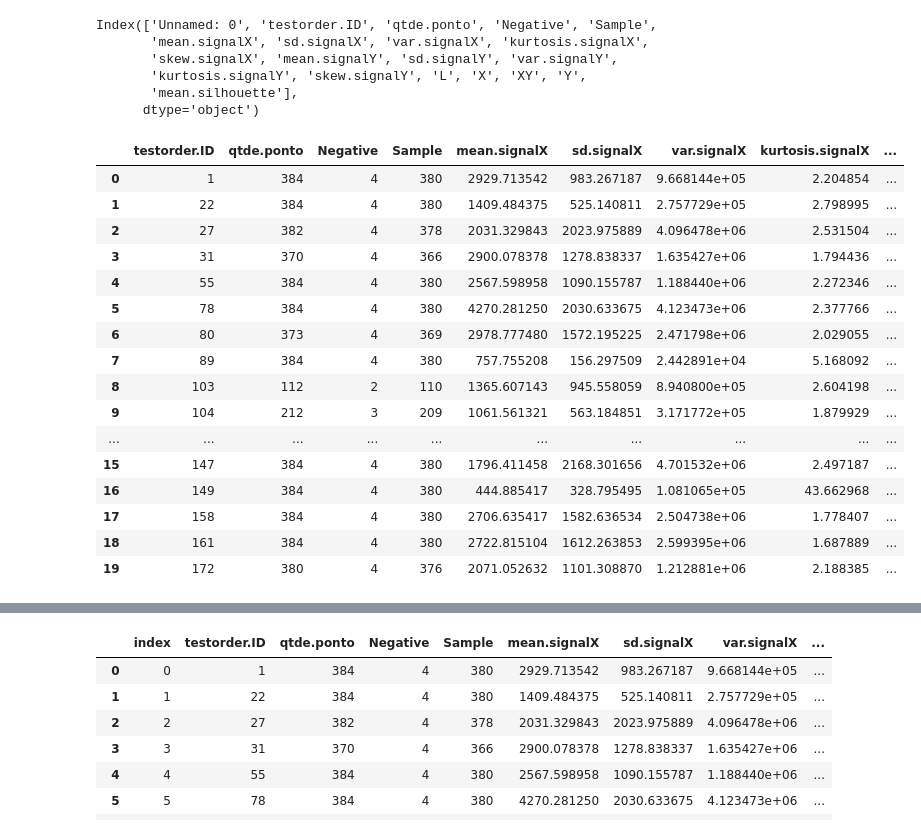
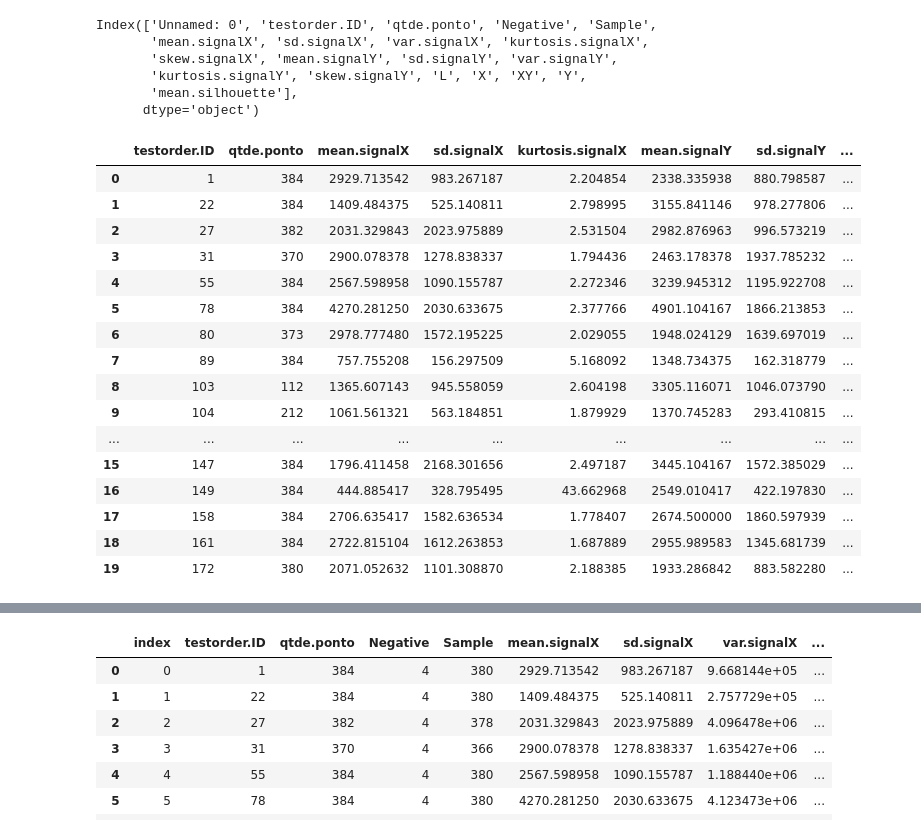
Before and after one commit to polivio/PEE, a Jupyter notebook: KNN_KDD_BR.ipynb, the cells around one changed output, grey strips where cells are left out. Saved outputs shown, nothing was run; the diff lists cells and outputs as text; code cells hidden in the pictures.

```diff
--- a/KNN_KDD_BR.ipynb
+++ b/KNN_KDD_BR.ipynb
@@ -59,30 +72,30 @@ Index(['Unnamed: 0', 'testorder.ID', 'qtde.ponto', 'Negative', 'Sample',
        'mean.silhouette'],
       dtype='object')
 # %%
-test = test.loc[:,['testorder.ID', 'qtde.ponto', 'Negative', 'Sample',
-       'mean.signalX', 'sd.signalX', 'var.signalX', 'kurtosis.signalX',
-       'skew.signalX', 'mean.signalY', 'sd.signalY', 'var.signalY',
-       'kurtosis.signalY', 'skew.signalY', 'L', 'X', 'XY', 'Y',
+test = test.loc[:,['testorder.ID', 'qtde.ponto',
+       'mean.signalX', 'sd.signalX', 'kurtosis.signalX',
+      'mean.signalY', 'sd.signalY',
+       'kurtosis.signalY', 'L', 'X', 'XY', 'Y',
        'mean.silhouette']]
 test.head(20)
 # %% [output]
-|  | testorder.ID | qtde.ponto | Negative | Sample | mean.signalX | sd.signalX | var.signalX | kurtosis.signalX | ... |
-| 0 | 1 | 384 | 4 | 380 | 2929.713542 | 983.267187 | 9.668144e+05 | 2.204854 | ... |
-| 1 | 22 | 384 | 4 | 380 | 1409.484375 | 525.140811 | 2.757729e+05 | 2.798995 | ... |
-| 2 | 27 | 382 | 4 | 378 | 2031.329843 | 2023.975889 | 4.096478e+06 | 2.531504 | ... |
-| 3 | 31 | 370 | 4 | 366 | 2900.078378 | 1278.838337 | 1.635427e+06 | 1.794436 | ... |
-| 4 | 55 | 384 | 4 | 380 | 2567.598958 | 1090.155787 | 1.188440e+06 | 2.272346 | ... |
-| 5 | 78 | 384 | 4 | 380 | 4270.281250 | 2030.633675 | 4.123473e+06 | 2.377766 | ... |
-| 6 | 80 | 373 | 4 | 369 | 2978.777480 | 1572.195225 | 2.471798e+06 | 2.029055 | ... |
-| 7 | 89 | 384 | 4 | 380 | 757.755208 | 156.297509 | 2.442891e+04 | 5.168092 | ... |
-| 8 | 103 | 112 | 2 | 110 | 1365.607143 | 945.558059 | 8.940800e+05 | 2.604198 | ... |
-| 9 | 104 | 212 | 3 | 209 | 1061.561321 | 563.184851 | 3.171772e+05 | 1.879929 | ... |
-| ... | ... | ... | ... | ... | ... | ... | ... | ... | ... |
-| 15 | 147 | 384 | 4 | 380 | 1796.411458 | 2168.301656 | 4.701532e+06 | 2.497187 | ... |
-| 16 | 149 | 384 | 4 | 380 | 444.885417 | 328.795495 | 1.081065e+05 | 43.662968 | ... |
-| 17 | 158 | 384 | 4 | 380 | 2706.635417 | 1582.636534 | 2.504738e+06 | 1.778407 | ... |
-| 18 | 161 | 384 | 4 | 380 | 2722.815104 | 1612.263853 | 2.599395e+06 | 1.687889 | ... |
-| 19 | 172 | 380 | 4 | 376 | 2071.052632 | 1101.308870 | 1.212881e+06 | 2.188385 | ... |
+|  | testorder.ID | qtde.ponto | mean.signalX | sd.signalX | kurtosis.signalX | mean.signalY | sd.signalY | ... |
+| 0 | 1 | 384 | 2929.713542 | 983.267187 | 2.204854 | 2338.335938 | 880.798587 | ... |
+| 1 | 22 | 384 | 1409.484375 | 525.140811 | 2.798995 | 3155.841146 | 978.277806 | ... |
+| 2 | 27 | 382 | 2031.329843 | 2023.975889 | 2.531504 | 2982.876963 | 996.573219 | ... |
+| 3 | 31 | 370 | 2900.078378 | 1278.838337 | 1.794436 | 2463.178378 | 1937.785232 | ... |
+| 4 | 55 | 384 | 2567.598958 | 1090.155787 | 2.272346 | 3239.945312 | 1195.922708 | ... |
+| 5 | 78 | 384 | 4270.281250 | 2030.633675 | 2.377766 | 4901.104167 | 1866.213853 | ... |
+| 6 | 80 | 373 | 2978.777480 | 1572.195225 | 2.029055 | 1948.024129 | 1639.697019 | ... |
+| 7 | 89 | 384 | 757.755208 | 156.297509 | 5.168092 | 1348.734375 | 162.318779 | ... |
+| 8 | 103 | 112 | 1365.607143 | 945.558059 | 2.604198 | 3305.116071 | 1046.073790 | ... |
+| 9 | 104 | 212 | 1061.561321 | 563.184851 | 1.879929 | 1370.745283 | 293.410815 | ... |
+| ... | ... | ... | ... | ... | ... | ... | ... | ... |
+| 15 | 147 | 384 | 1796.411458 | 2168.301656 | 2.497187 | 3445.104167 | 1572.385029 | ... |
+| 16 | 149 | 384 | 444.885417 | 328.795495 | 43.662968 | 2549.010417 | 422.197830 | ... |
+| 17 | 158 | 384 | 2706.635417 | 1582.636534 | 1.778407 | 2674.500000 | 1860.597939 | ... |
+| 18 | 161 | 384 | 2722.815104 | 1612.263853 | 1.687889 | 2955.989583 | 1345.681739 | ... |
+| 19 | 172 | 380 | 2071.052632 | 1101.308870 | 2.188385 | 1933.286842 | 883.582280 | ... |
 # %%
 
 # https://stackoverflow.com/questions/49420427/pandas-df-fillnadf-mean-not-working-on-multiindex-dataframe
```
Also changed, not shown: parts of 4 cells of this notebook.
